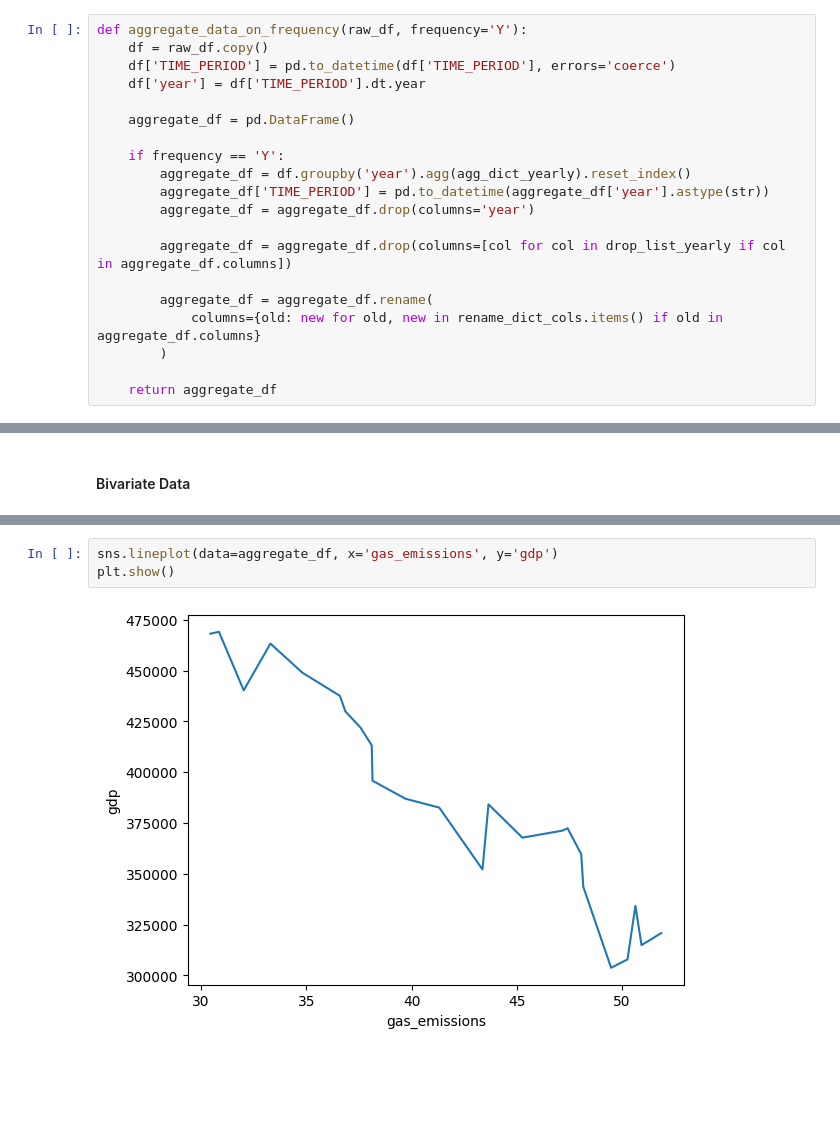
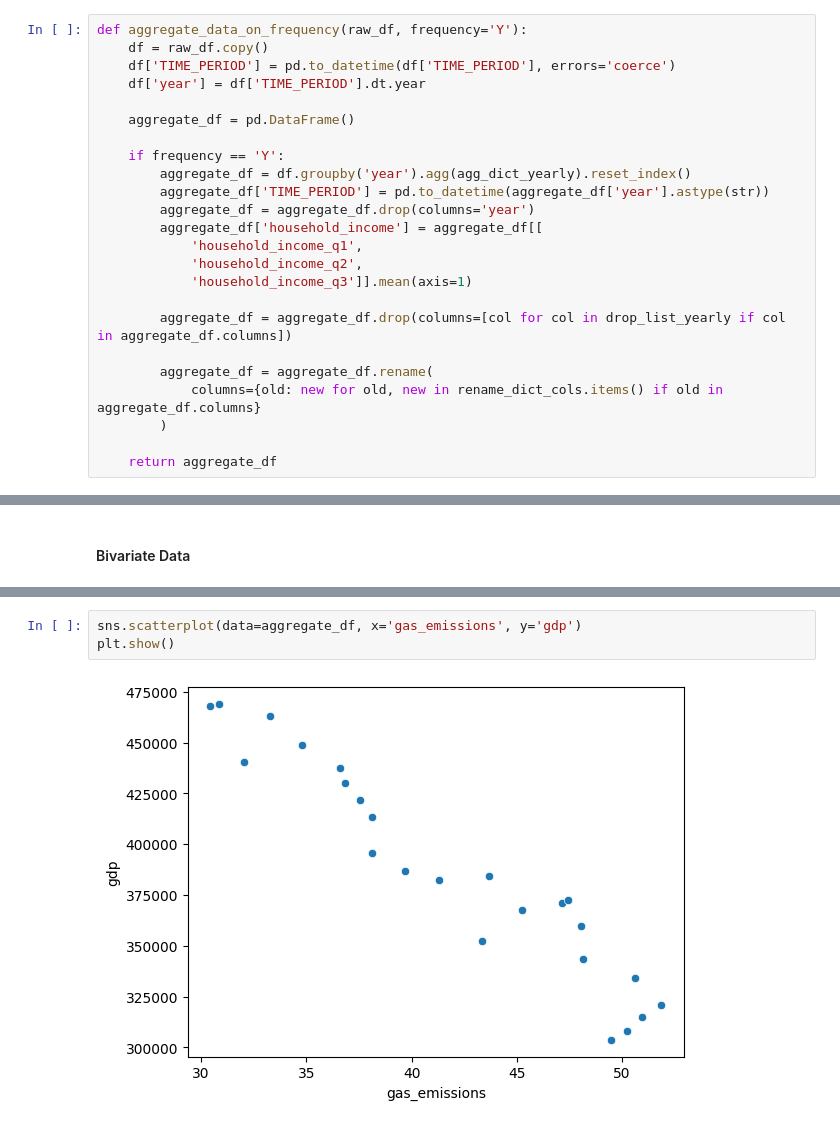
Before and after one commit to Grena30/Exploratory-Data-Analysis, a Jupyter notebook: EDA/analysis.ipynb, the cells around one changed output, grey strips where cells are left out. Drawn from its saved outputs; the diff is of its cells as text; blank space fills up the shorter version.

```diff
--- a/EDA/analysis.ipynb
+++ b/EDA/analysis.ipynb
@@ -78,6 +78,10 @@ def aggregate_data_on_frequency(raw_df, frequency='Y'):
         aggregate_df = df.groupby('year').agg(agg_dict_yearly).reset_index()
         aggregate_df['TIME_PERIOD'] = pd.to_datetime(aggregate_df['year'].astype(str))
         aggregate_df = aggregate_df.drop(columns='year')
+        aggregate_df['household_income'] = aggregate_df[[
+            'household_income_q1',
+            'household_income_q2',
+            'household_income_q3']].mean(axis=1)
 
         aggregate_df = aggregate_df.drop(columns=[col for col in drop_list_yearly if col in aggregate_df.columns])
 
@@ -217,6 +221,6 @@ plt.show()
 # %%
-sns.lineplot(data=aggregate_df, x='gas_emissions', y='gdp')
+sns.scatterplot(data=aggregate_df, x='gas_emissions', y='gdp')
 plt.show()
 # %% [output]
-[figure, old version]
+[figure, new version]
 # %%
```
Also changed, not shown: parts of 12 cells of this notebook, 1 other file.
